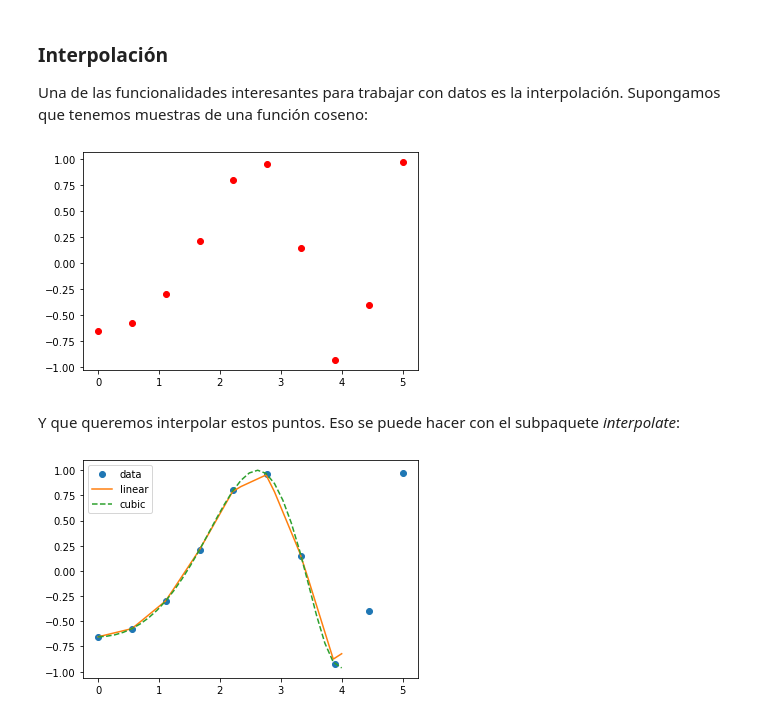
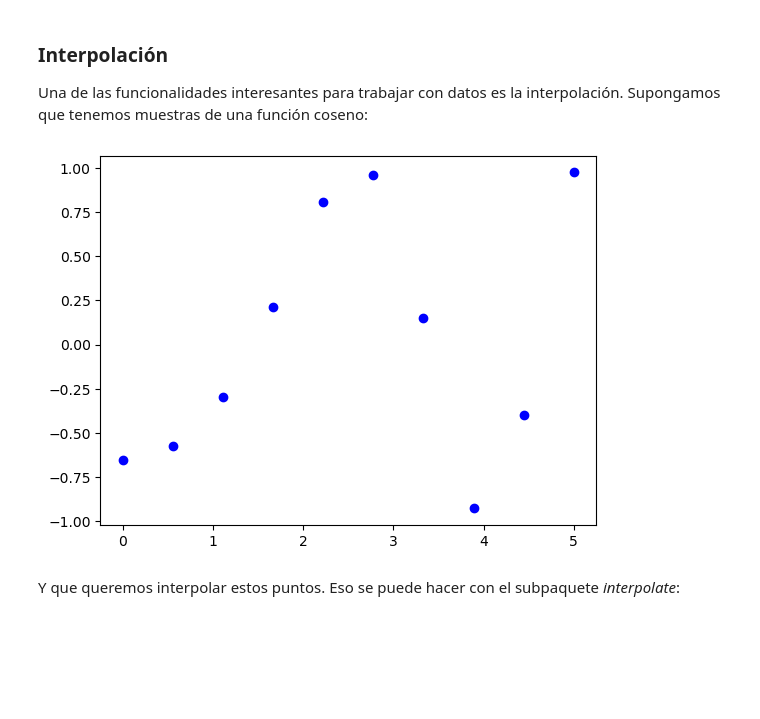
Before and after one commit to ftommasini/taller-python-cientifico, a Jupyter notebook: 2_2_SciPy.ipynb, the cells around one changed output. Drawn from its saved outputs; the diff is of its cells as text; code cells hidden in the pictures; blank space fills up the shorter version.

```diff
--- a/2_2_SciPy.ipynb
+++ b/2_2_SciPy.ipynb
@@ -41,23 +41,12 @@ Una de las funcionalidades interesantes para trabajar con datos es la interpolac
 # %%
 import numpy as np
 import matplotlib.pyplot as plt
+
 x = np.linspace(0, 5, 10)
 y = np.cos(x**2/3+4)
-plt.scatter(x,y,c='r')
+plt.scatter(x, y, c='b')
 plt.show()
 # %% [output]
-[figure, old version]
+[figure, new version]
 # %% [markdown]
 Y que queremos interpolar estos puntos. Eso se puede hacer con el subpaquete *interpolate*:
-# %%
-from scipy import interpolate
-
-fun1 = interpolate.interp1d(x, y,kind = 'linear')
-fun2 = interpolate.interp1d(x, y, kind = 'cubic')
-#we define a new set of input
-xnew = np.linspace(0, 4,30)
-plt.plot(x, y, 'o', xnew, fun1(xnew), '-', xnew, fun2(xnew), '--')
-plt.legend(['data', 'linear', 'cubic','nearest'], loc = 'best')
-plt.show()
-# %% [output]
-[figure, removed]
```
Also changed, not shown: parts of 2 cells of this notebook.
